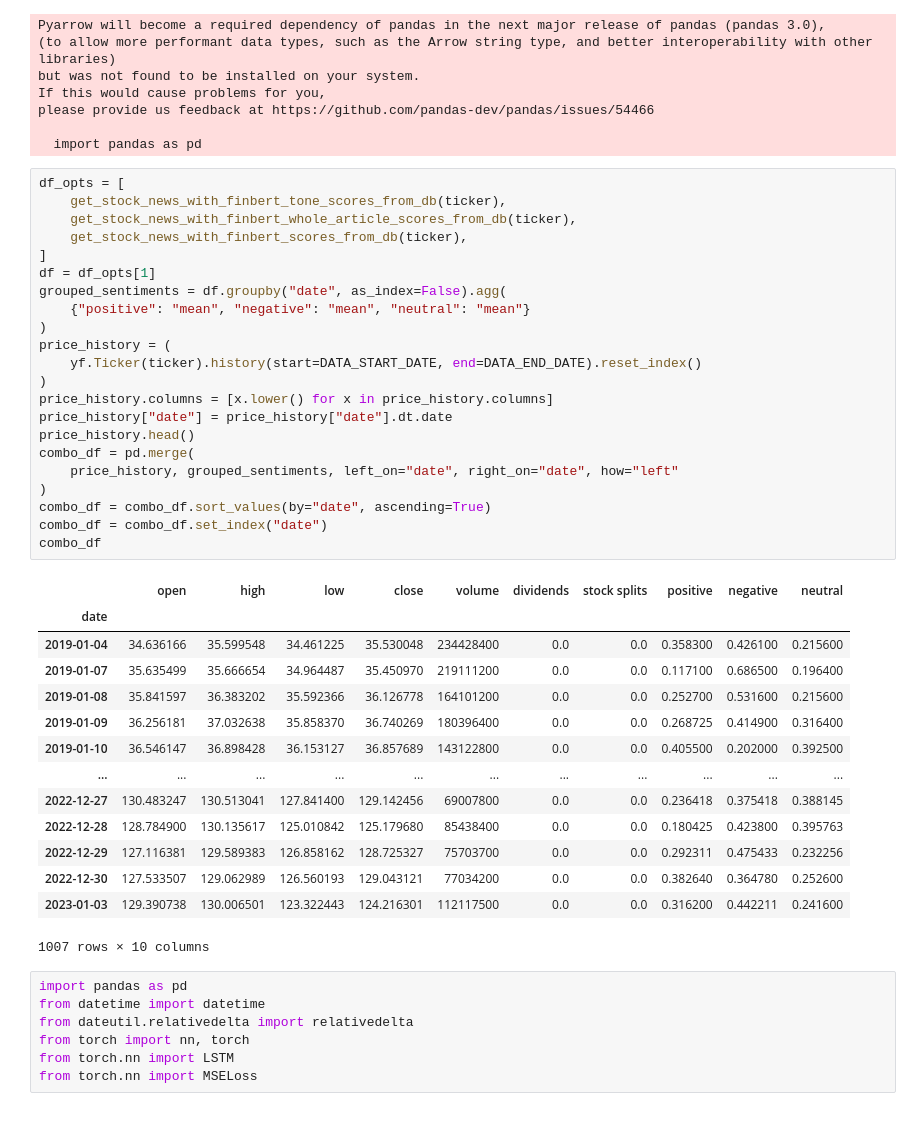
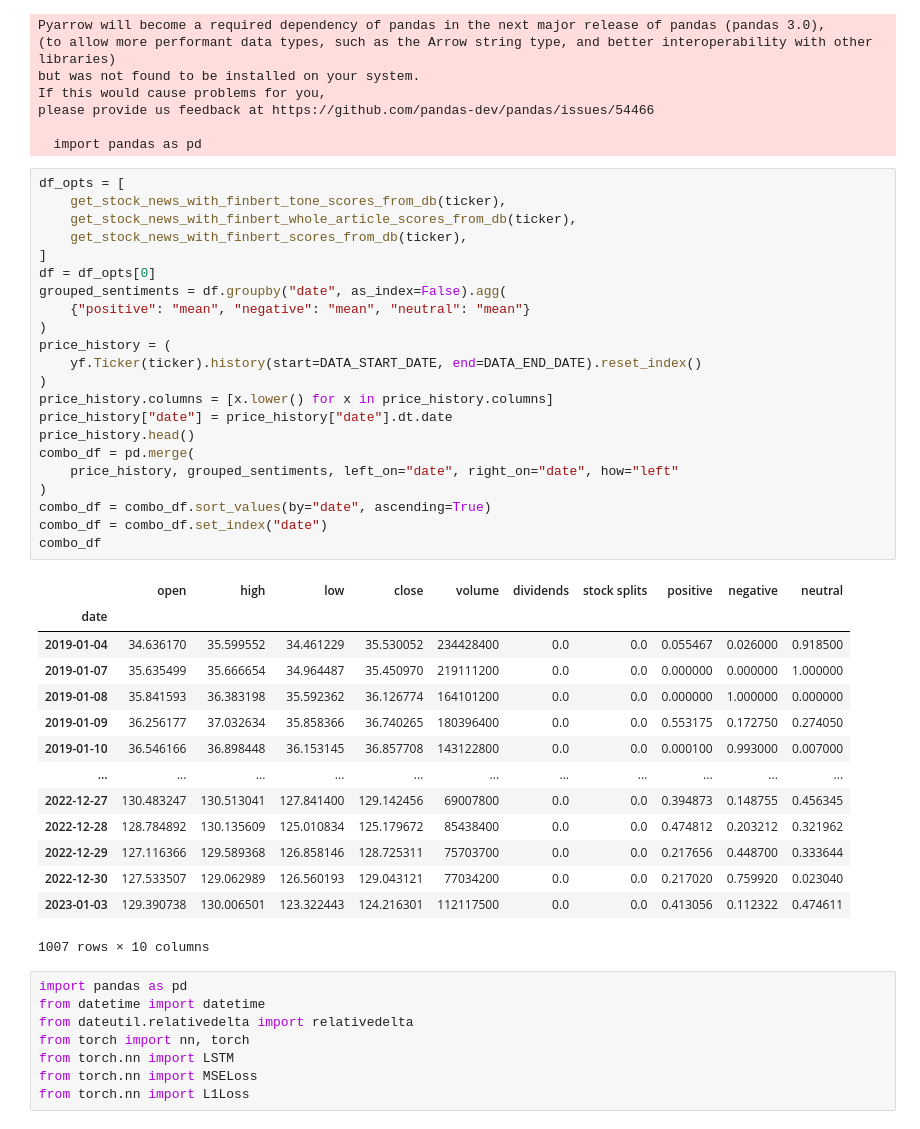
Before and after one commit to StevenSongSTS/w24-milestone2-team18-leevw-steveso-raulmart, a Jupyter notebook: lib/LSTM.ipynb, the cells around one changed output. Cells and saved outputs as stored; diff of their text form.

```diff
--- a/lib/LSTM.ipynb
+++ b/lib/LSTM.ipynb
@@ -23,39 +23,39 @@ please provide us feedback at https://github.com/pandas-dev/pandas/issues/54466
 # %%
 df_opts = [
     get_stock_news_with_finbert_tone_scores_from_db(ticker),
     get_stock_news_with_finbert_whole_article_scores_from_db(ticker),
     get_stock_news_with_finbert_scores_from_db(ticker),
 ]
-df = df_opts[1]
+df = df_opts[0]
 grouped_sentiments = df.groupby("date", as_index=False).agg(
     {"positive": "mean", "negative": "mean", "neutral": "mean"}
 )
 price_history = (
     yf.Ticker(ticker).history(start=DATA_START_DATE, end=DATA_END_DATE).reset_index()
 )
 price_history.columns = [x.lower() for x in price_history.columns]
 price_history["date"] = price_history["date"].dt.date
 price_history.head()
 combo_df = pd.merge(
     price_history, grouped_sentiments, left_on="date", right_on="date", how="left"
 )
 combo_df = combo_df.sort_values(by="date", ascending=True)
 combo_df = combo_df.set_index("date")
 combo_df
 # %% [output]
 |  | open | high | low | close | volume | dividends | stock splits | positive | negative | neutral |
 | date |  |  |  |  |  |  |  |  |  |  |
-| 2019-01-04 | 34.636166 | 35.599548 | 34.461225 | 35.530048 | 234428400 | 0.0 | 0.0 | 0.358300 | 0.426100 | 0.215600 |
-| 2019-01-07 | 35.635499 | 35.666654 | 34.964487 | 35.450970 | 219111200 | 0.0 | 0.0 | 0.117100 | 0.686500 | 0.196400 |
-| 2019-01-08 | 35.841597 | 36.383202 | 35.592366 | 36.126778 | 164101200 | 0.0 | 0.0 | 0.252700 | 0.531600 | 0.215600 |
-| 2019-01-09 | 36.256181 | 37.032638 | 35.858370 | 36.740269 | 180396400 | 0.0 | 0.0 | 0.268725 | 0.414900 | 0.316400 |
-| 2019-01-10 | 36.546147 | 36.898428 | 36.153127 | 36.857689 | 143122800 | 0.0 | 0.0 | 0.405500 | 0.202000 | 0.392500 |
+| 2019-01-04 | 34.636170 | 35.599552 | 34.461229 | 35.530052 | 234428400 | 0.0 | 0.0 | 0.055467 | 0.026000 | 0.918500 |
+| 2019-01-07 | 35.635499 | 35.666654 | 34.964487 | 35.450970 | 219111200 | 0.0 | 0.0 | 0.000000 | 0.000000 | 1.000000 |
+| 2019-01-08 | 35.841593 | 36.383198 | 35.592362 | 36.126774 | 164101200 | 0.0 | 0.0 | 0.000000 | 1.000000 | 0.000000 |
+| 2019-01-09 | 36.256177 | 37.032634 | 35.858366 | 36.740265 | 180396400 | 0.0 | 0.0 | 0.553175 | 0.172750 | 0.274050 |
+| 2019-01-10 | 36.546166 | 36.898448 | 36.153145 | 36.857708 | 143122800 | 0.0 | 0.0 | 0.000100 | 0.993000 | 0.007000 |
 | ... | ... | ... | ... | ... | ... | ... | ... | ... | ... | ... |
-| 2022-12-27 | 130.483247 | 130.513041 | 127.841400 | 129.142456 | 69007800 | 0.0 | 0.0 | 0.236418 | 0.375418 | 0.388145 |
-| 2022-12-28 | 128.784900 | 130.135617 | 125.010842 | 125.179680 | 85438400 | 0.0 | 0.0 | 0.180425 | 0.423800 | 0.395763 |
-| 2022-12-29 | 127.116381 | 129.589383 | 126.858162 | 128.725327 | 75703700 | 0.0 | 0.0 | 0.292311 | 0.475433 | 0.232256 |
-| 2022-12-30 | 127.533507 | 129.062989 | 126.560193 | 129.043121 | 77034200 | 0.0 | 0.0 | 0.382640 | 0.364780 | 0.252600 |
-| 2023-01-03 | 129.390738 | 130.006501 | 123.322443 | 124.216301 | 112117500 | 0.0 | 0.0 | 0.316200 | 0.442211 | 0.241600 |
+| 2022-12-27 | 130.483247 | 130.513041 | 127.841400 | 129.142456 | 69007800 | 0.0 | 0.0 | 0.394873 | 0.148755 | 0.456345 |
+| 2022-12-28 | 128.784892 | 130.135609 | 125.010834 | 125.179672 | 85438400 | 0.0 | 0.0 | 0.474812 | 0.203212 | 0.321962 |
+| 2022-12-29 | 127.116366 | 129.589368 | 126.858146 | 128.725311 | 75703700 | 0.0 | 0.0 | 0.217656 | 0.448700 | 0.333644 |
+| 2022-12-30 | 127.533507 | 129.062989 | 126.560193 | 129.043121 | 77034200 | 0.0 | 0.0 | 0.217020 | 0.759920 | 0.023040 |
+| 2023-01-03 | 129.390738 | 130.006501 | 123.322443 | 124.216301 | 112117500 | 0.0 | 0.0 | 0.413056 | 0.112322 | 0.474611 |
 1007 rows × 10 columns
 # %%
 import pandas as pd
@@ -64,6 +64,7 @@ from dateutil.relativedelta import relativedelta
 from torch import nn, torch
 from torch.nn import LSTM
 from torch.nn import MSELoss
+from torch.nn import L1Loss
 # %%
 sentiments_df = combo_df[['close', 'positive', 'negative', 'neutral']]
 
```
Also changed, not shown: parts of 6 cells of this notebook.
